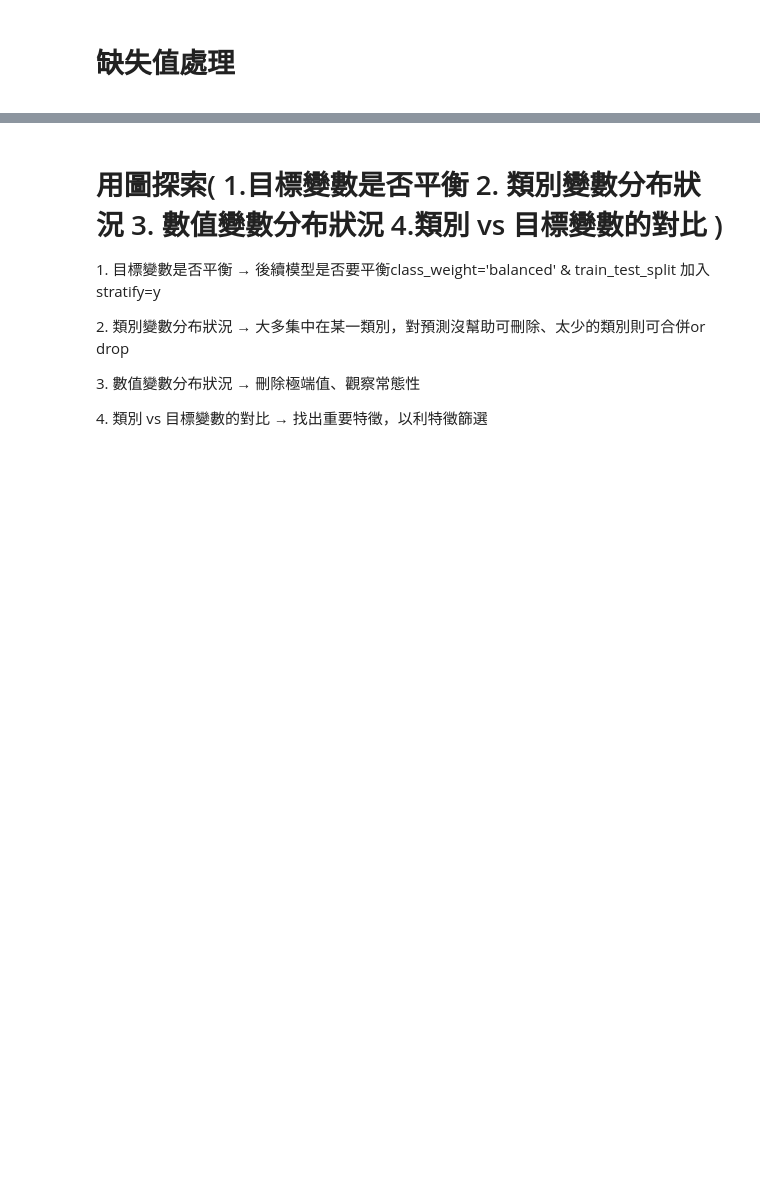
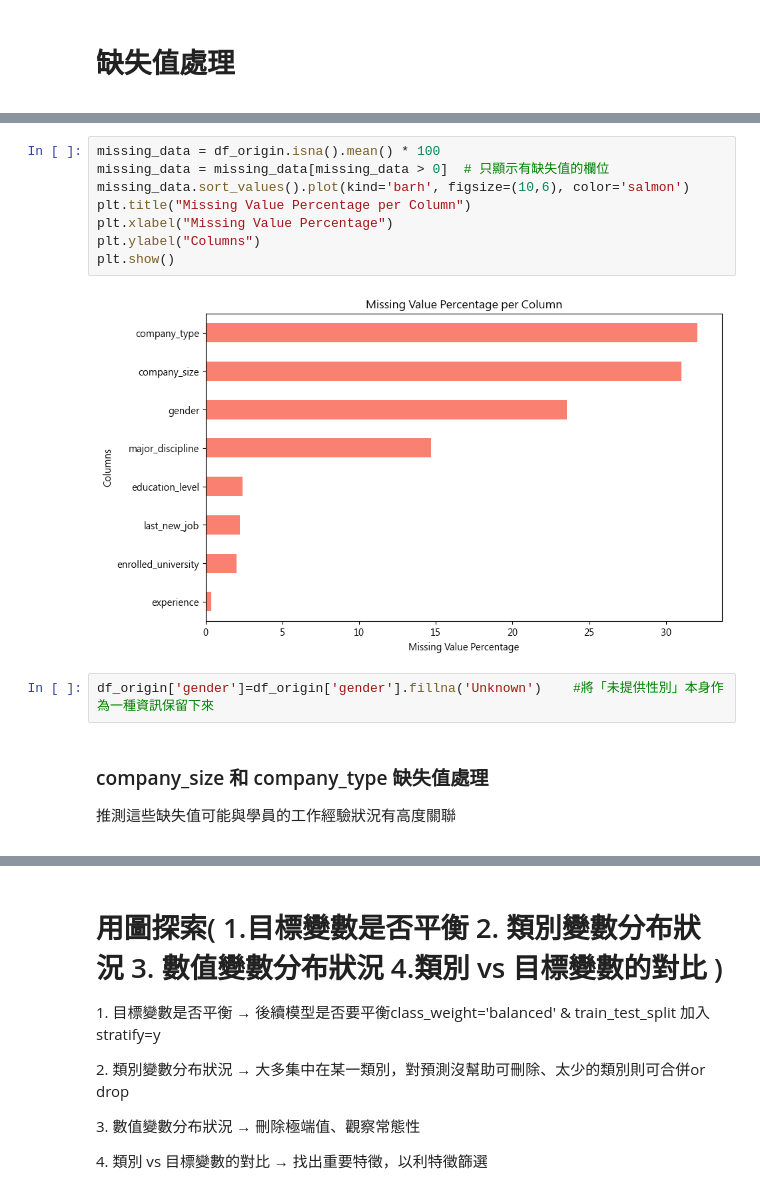
Before and after one commit to pohengchou/job_change_prediction, a Jupyter notebook: notebooks/EDA.ipynb, the cells around one changed output, grey strips where cells are left out. Cells and saved outputs as stored; diff of their text form; blank space fills up the shorter version.

```diff
--- a/notebooks/EDA.ipynb
+++ b/notebooks/EDA.ipynb
@@ -79,0 +87,17 @@ df_origin.describe(include=['object', 'category'])
+# %%
+missing_data = df_origin.isna().mean() * 100
+missing_data = missing_data[missing_data > 0]  # 只顯示有缺失值的欄位
+missing_data.sort_values().plot(kind='barh', figsize=(10,6), color='salmon')
+plt.title("Missing Value Percentage per Column")
+plt.xlabel("Missing Value Percentage")
+plt.ylabel("Columns")
+plt.show()
+# %% [output]
+[figure, added]
+# %%
+df_origin['gender']=df_origin['gender'].fillna('Unknown')    #將「未提供性別」本身作為一種資訊保留下來
+# %% [markdown]
+### company_size 和 company_type 缺失值處理
+<p>推測這些缺失值可能與學員的工作經驗狀況有高度關聯</p>
+<p></p>
+<p></p>
```
Also changed, not shown: parts of 3 cells of this notebook.
